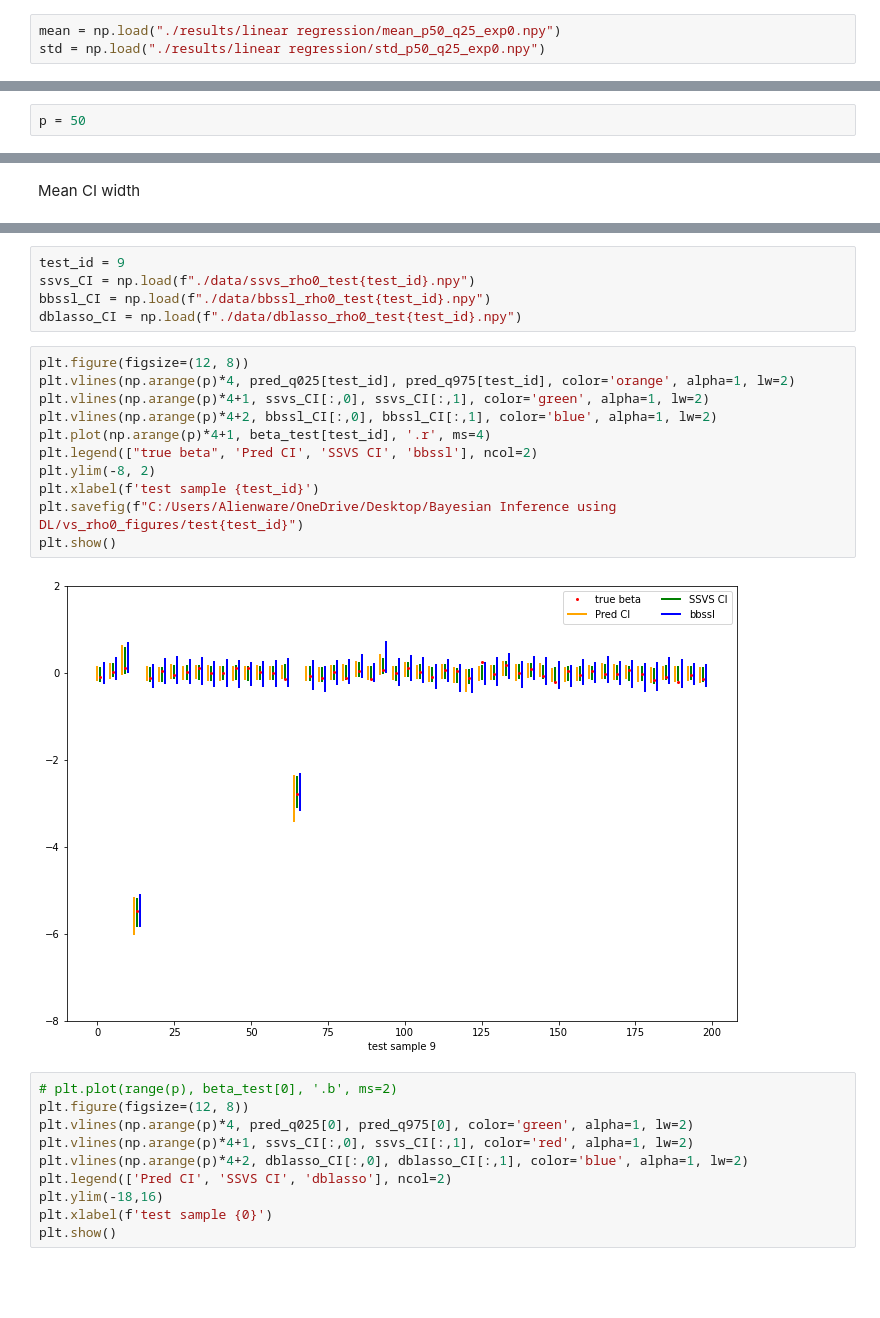
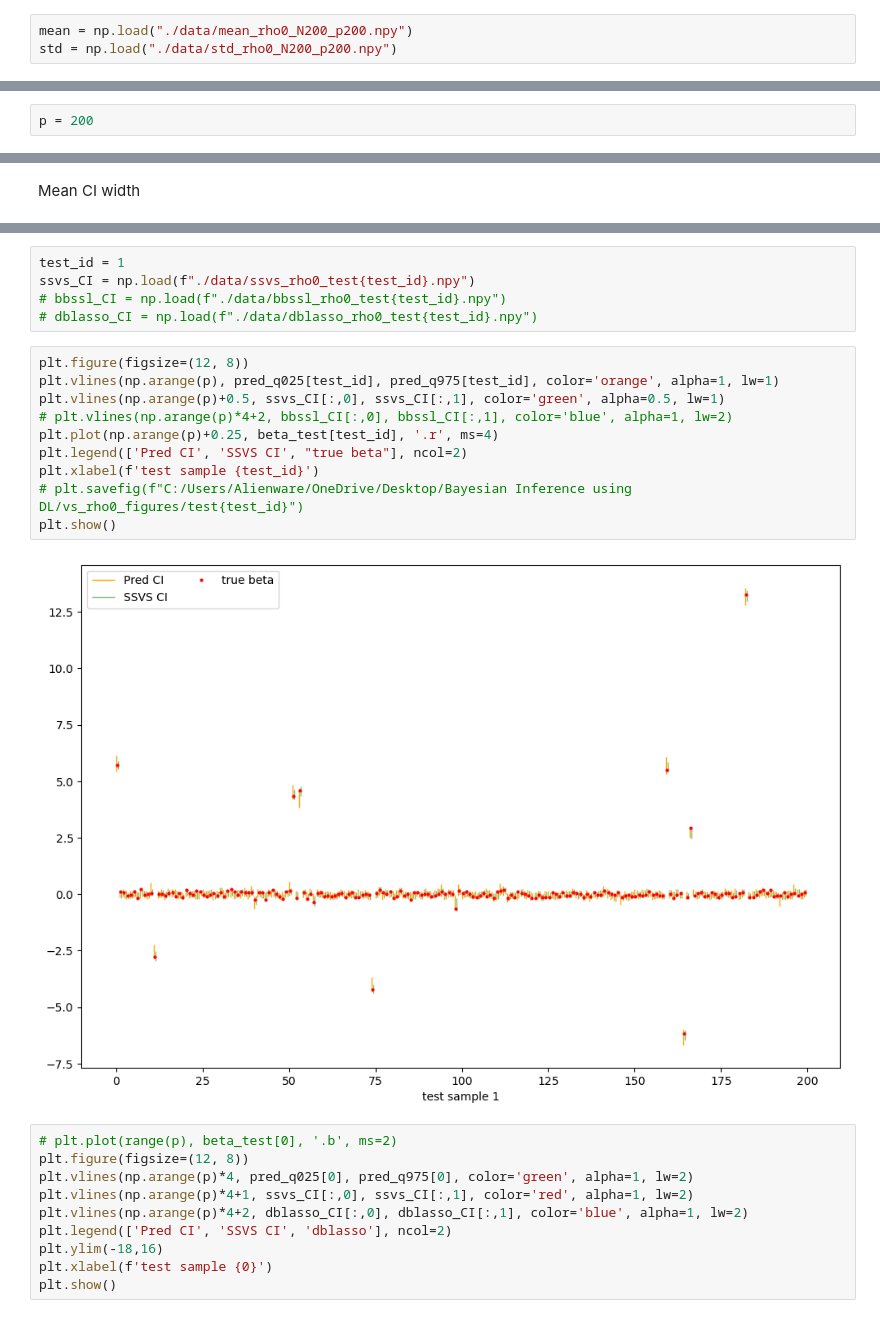
Before and after one commit to glory-99/simulation-based-inference, a Jupyter notebook: res_analysis_x15.ipynb, the cells around one changed output, grey strips where cells are left out. Cells and saved outputs as stored; diff of their text form; blank space fills up the shorter version.

Commit message:
updates to data and notebooks

```diff
--- a/res_analysis_x15.ipynb
+++ b/res_analysis_x15.ipynb
@@ -92,5 +94,5 @@ md_q975.load_state_dict(torch.load("./model/linear regression/p50_q975_exp0.pt")
 # %% [output]
 <All keys matched successfully>
 # %%
-mean = np.load("./results/linear regression/mean_p50_q25_exp0.npy")
-std = np.load("./results/linear regression/std_p50_q25_exp0.npy")
+mean = np.load("./data/mean_rho0_N200_p200.npy")
+std = np.load("./data/std_rho0_N200_p200.npy")
@@ -97,5 +103,5 @@ std = np.load("./results/linear regression/std_p50_q25_exp0.npy")
 # %%
-p = 50
+p = 200
 # %%
 theta = 0.05
 sigma0 = 0.1
@@ -150,21 +183,20 @@ plt.show()
 # %%
-test_id = 9
+test_id = 1
 ssvs_CI = np.load(f"./data/ssvs_rho0_test{test_id}.npy")
-bbssl_CI = np.load(f"./data/bbssl_rho0_test{test_id}.npy")
-dblasso_CI = np.load(f"./data/dblasso_rho0_test{test_id}.npy")
+# bbssl_CI = np.load(f"./data/bbssl_rho0_test{test_id}.npy")
+# dblasso_CI = np.load(f"./data/dblasso_rho0_test{test_id}.npy")
 # %%
 plt.figure(figsize=(12, 8))
-plt.vlines(np.arange(p)*4, pred_q025[test_id], pred_q975[test_id], color='orange', alpha=1, lw=2)
-plt.vlines(np.arange(p)*4+1, ssvs_CI[:,0], ssvs_CI[:,1], color='green', alpha=1, lw=2)
-plt.vlines(np.arange(p)*4+2, bbssl_CI[:,0], bbssl_CI[:,1], color='blue', alpha=1, lw=2)
-plt.plot(np.arange(p)*4+1, beta_test[test_id], '.r', ms=4)
-plt.legend(["true beta", 'Pred CI', 'SSVS CI', 'bbssl'], ncol=2)
-plt.ylim(-8, 2)
+plt.vlines(np.arange(p), pred_q025[test_id], pred_q975[test_id], color='orange', alpha=1, lw=1)
+plt.vlines(np.arange(p)+0.5, ssvs_CI[:,0], ssvs_CI[:,1], color='green', alpha=0.5, lw=1)
+# plt.vlines(np.arange(p)*4+2, bbssl_CI[:,0], bbssl_CI[:,1], color='blue', alpha=1, lw=2)
+plt.plot(np.arange(p)+0.25, beta_test[test_id], '.r', ms=4)
+plt.legend(['Pred CI', 'SSVS CI', "true beta"], ncol=2)
 plt.xlabel(f'test sample {test_id}')
-plt.savefig(f"C:/Users/Alienware/OneDrive/Desktop/Bayesian Inference using DL/vs_rho0_figures/test{test_id}")
+# plt.savefig(f"C:/Users/Alienware/OneDrive/Desktop/Bayesian Inference using DL/vs_rho0_figures/test{test_id}")
 plt.show()
 # %% [output]
-[figure, old version]
+[figure, new version]
 # %%
 # plt.plot(range(p), beta_test[0], '.b', ms=2)
 plt.figure(figsize=(12, 8))
```
Also changed, not shown: parts of 18 cells of this notebook, 11 other files.
